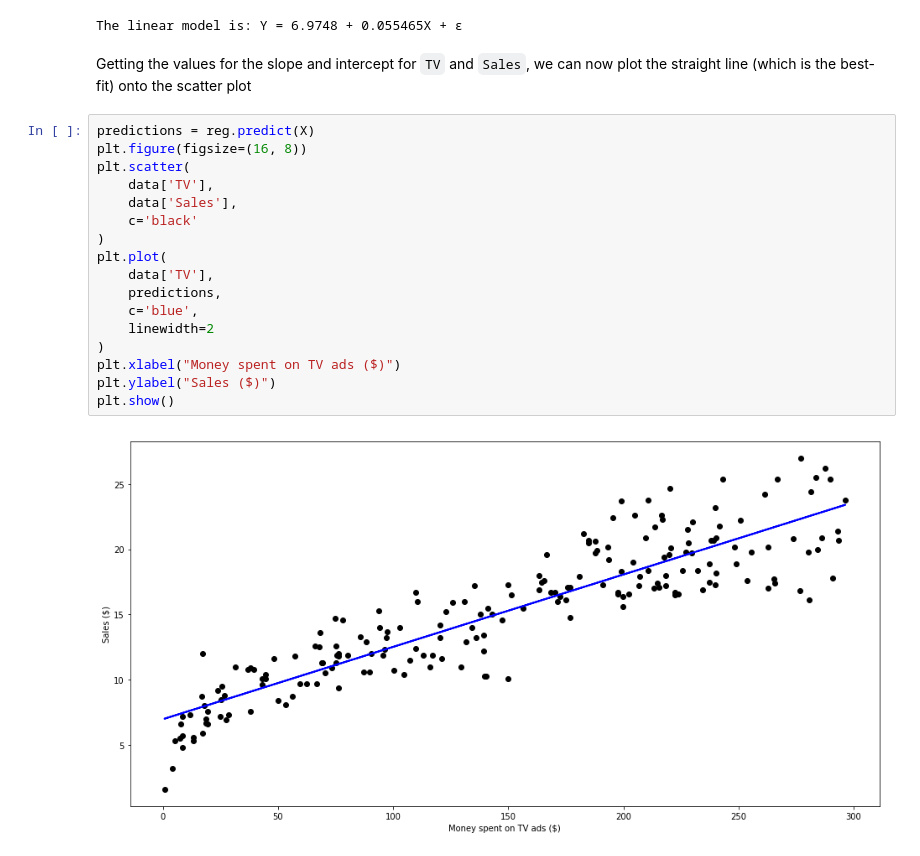
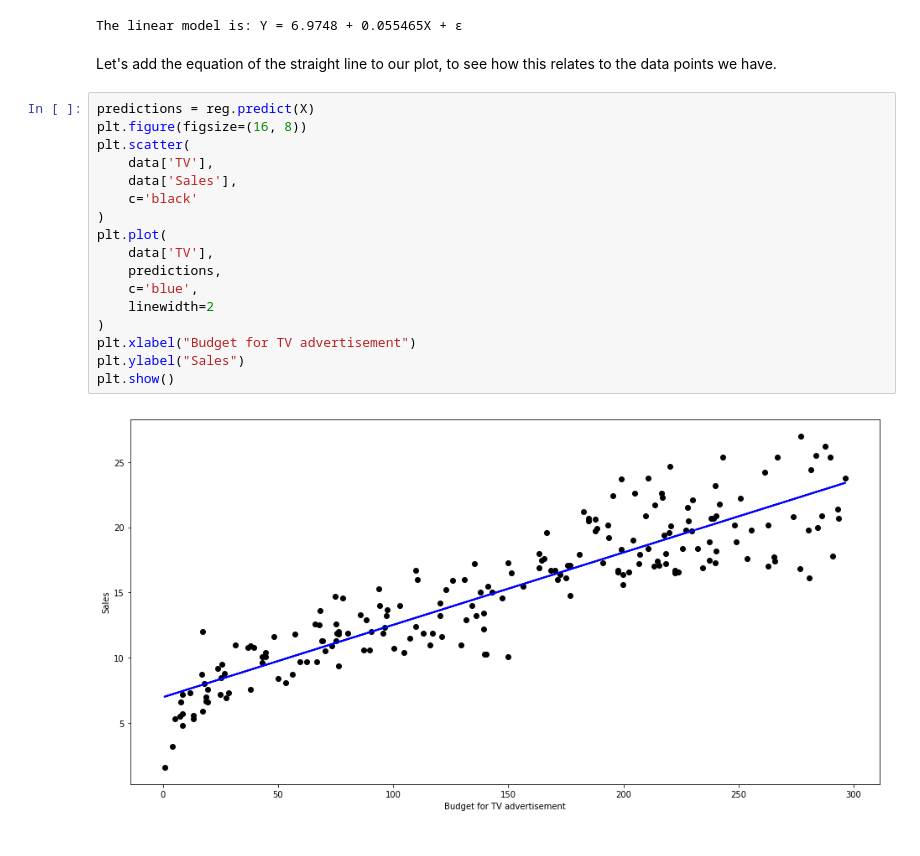
Before and after one commit to DaThabor/Mentoring, a Jupyter notebook: Simple Linear Regression in Python.ipynb, the cells around one changed output. Drawn from its saved outputs; the diff is of its cells as text.

```diff
--- a/Simple Linear Regression in Python.ipynb
+++ b/Simple Linear Regression in Python.ipynb
@@ -120,24 +118,24 @@ print("The linear model is: Y = {:.5} + {:.5}X + \u03B5".format(reg.intercept_[0
                                                                 reg.coef_[0][0]))
 # %% [output]
 The linear model is: Y = 6.9748 + 0.055465X + ε
-# %% [markdown]
-Getting the values for the slope and intercept for `TV` and `Sales`, we can now plot the straight line (which is the best-fit) onto the scatter plot
+# %% [markdown]
+Let's add the equation of the straight line to our plot, to see how this relates to the data points we have.
 # %%
 predictions = reg.predict(X)
 plt.figure(figsize=(16, 8))
 plt.scatter(
     data['TV'],
     data['Sales'],
     c='black'
 )
 plt.plot(
     data['TV'],
     predictions,
     c='blue',
     linewidth=2
 )
-plt.xlabel("Money spent on TV ads ($)")
-plt.ylabel("Sales ($)")
+plt.xlabel("Budget for TV advertisement")
+plt.ylabel("Sales")
 plt.show()
 # %% [output]
-[figure, old version]
+[figure, new version]
```
Also changed, not shown: parts of 34 cells of this notebook, 1 other file.
